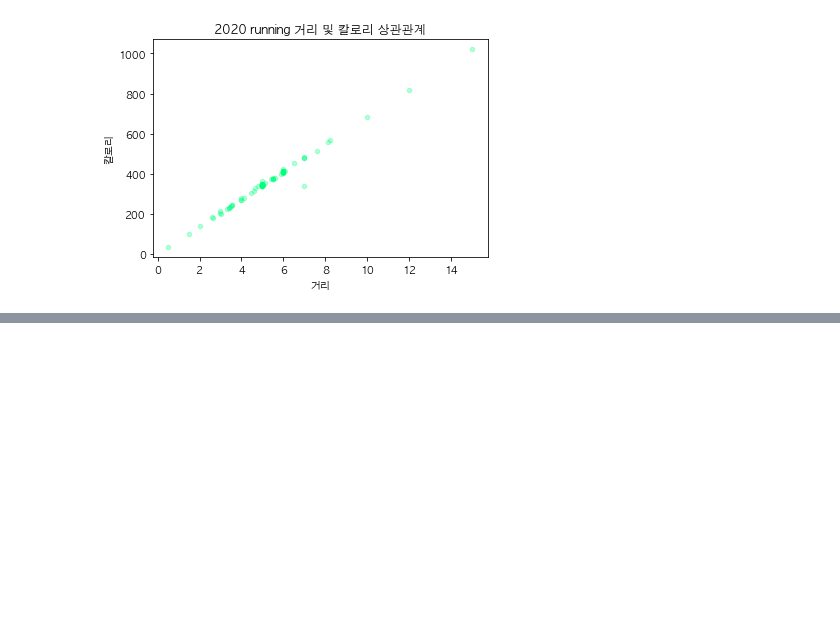
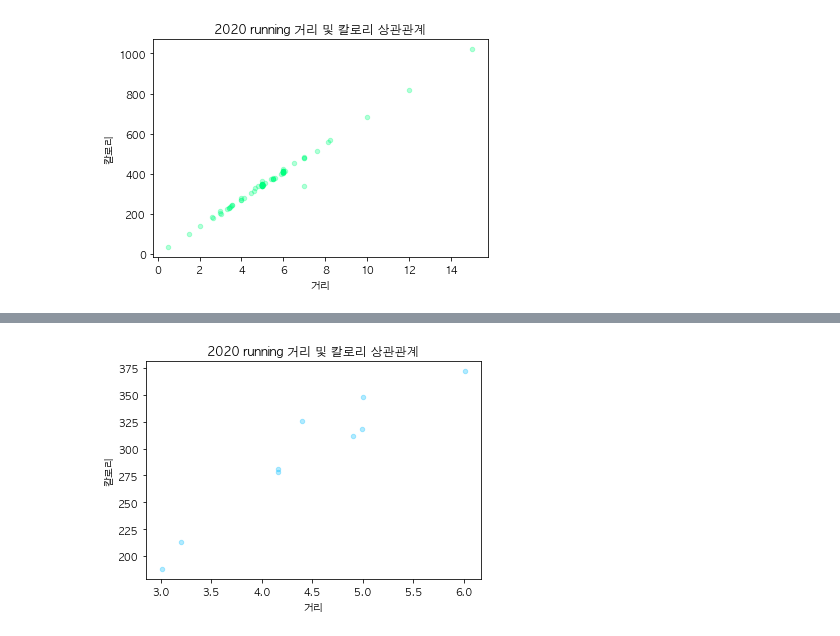
Before and after one commit to gyheo/running, a Jupyter notebook: running.ipynb, the cells around one changed output, grey strips where cells are left out. Saved outputs shown, nothing was run; the diff lists cells and outputs as text; code cells hidden in the pictures; blank space fills up the shorter version.

```diff
--- a/running.ipynb
+++ b/running.ipynb
@@ -91,3 +104,15 @@ plt.show()
+# %%
+running_2021.plot(
+              kind='scatter',
+              x='거리',
+              y='칼로리',
+              color='deepskyblue',
+              alpha=0.3,
+              title='2020 running 거리 및 칼로리 상관관계'
+              )
+plt.show()
+# %% [output]
+[figure, added]
 # %%
 running_graph = running_df['거리'].plot(kind='line',
                                              title='total running distance',
```
Also changed, not shown: parts of 5 cells of this notebook.
